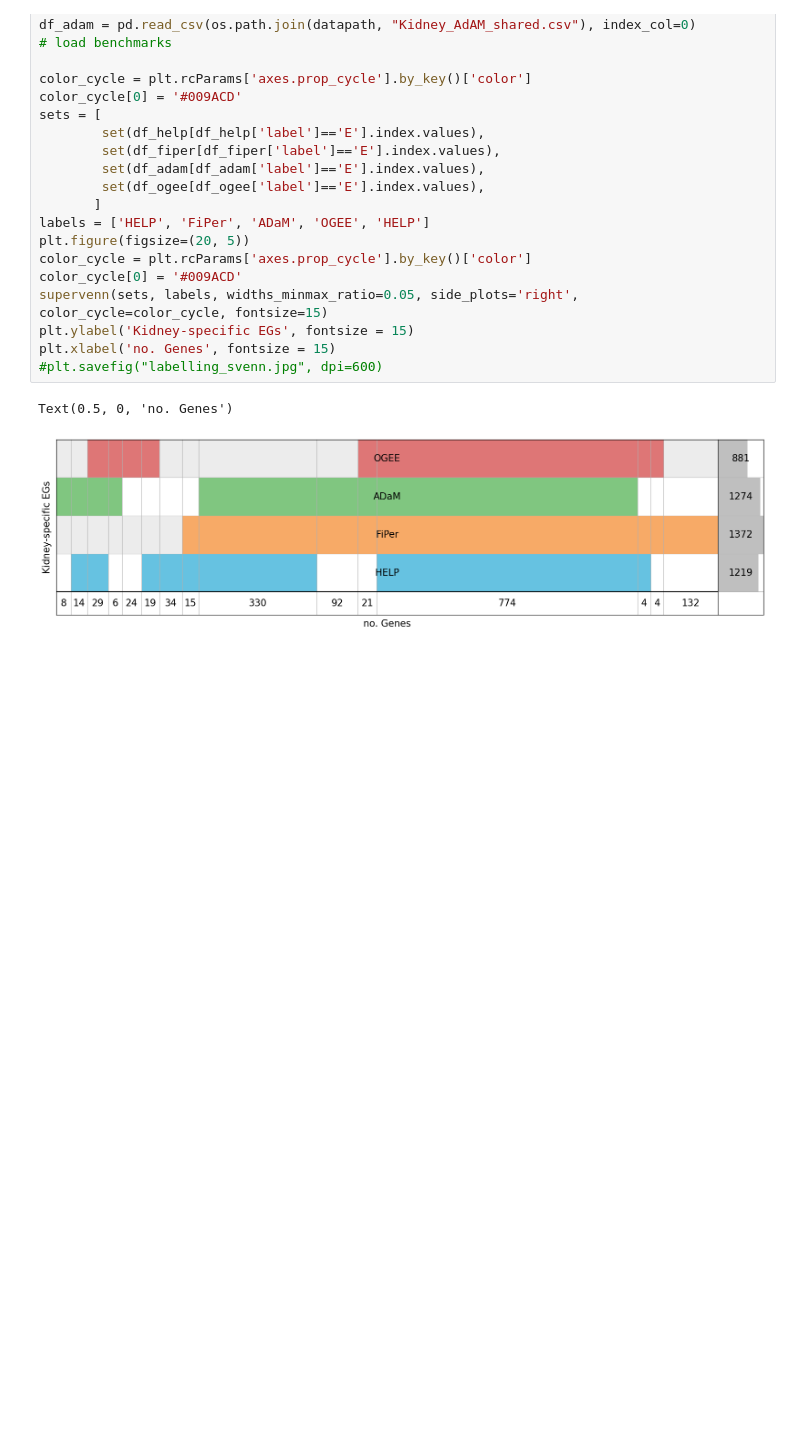
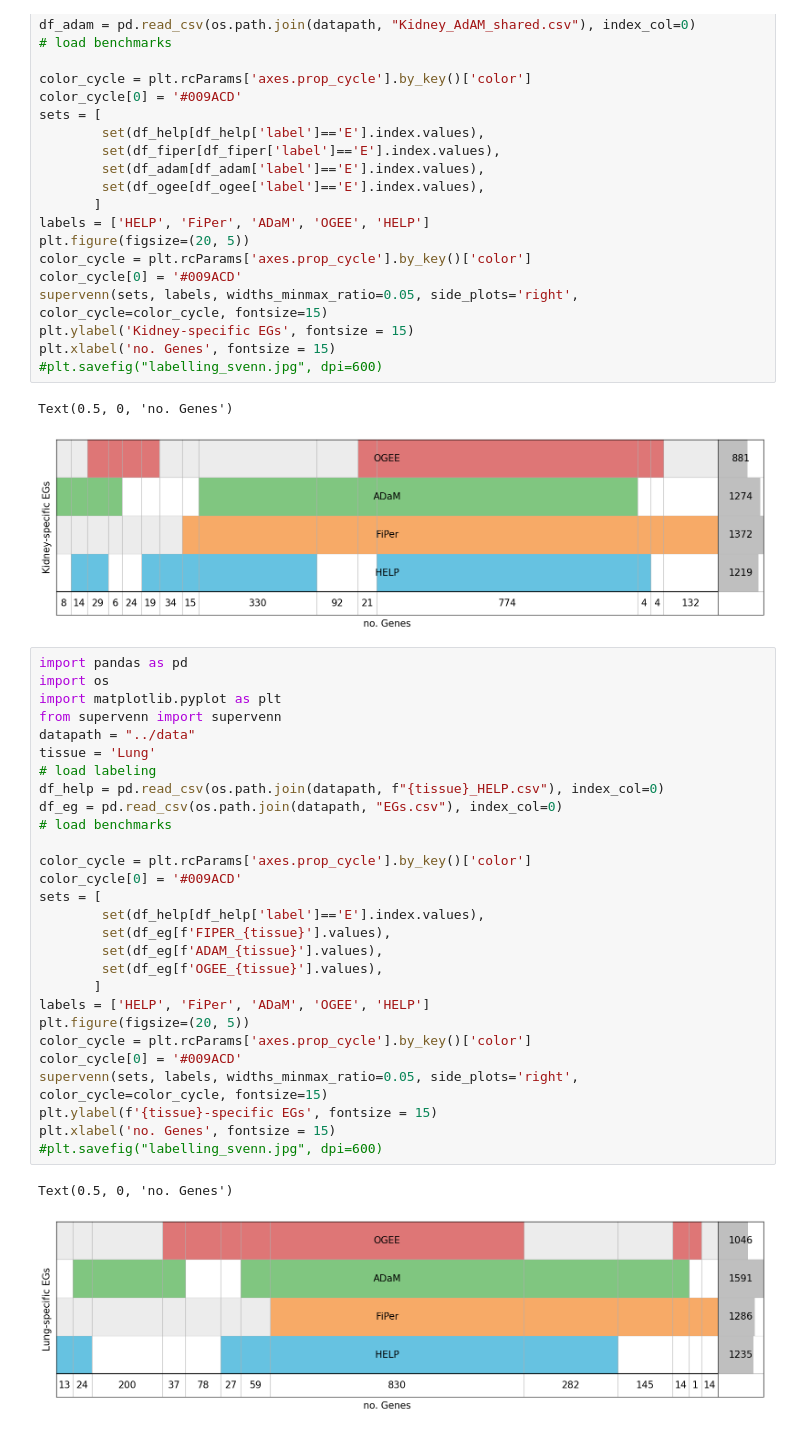
Before and after one commit to giordamaug/HELP, a Jupyter notebook: help/notebooks/plos_supervenn.ipynb, the cells around one changed output. Saved outputs shown, nothing was run; the diff lists cells and outputs as text; blank space fills up the shorter version.

```diff
--- a/help/notebooks/plos_supervenn.ipynb
+++ b/help/notebooks/plos_supervenn.ipynb
@@ -32,3 +32,34 @@ plt.xlabel('no. Genes', fontsize = 15)
 # %% [output]
 Text(0.5, 0, 'no. Genes')
 [figure]
+# %%
+import pandas as pd
+import os
+import matplotlib.pyplot as plt
+from supervenn import supervenn
+datapath = "../data"
+tissue = 'Lung'
+# load labeling
+df_help = pd.read_csv(os.path.join(datapath, f"{tissue}_HELP.csv"), index_col=0)
+df_eg = pd.read_csv(os.path.join(datapath, "EGs.csv"), index_col=0)
+# load benchmarks
+
+color_cycle = plt.rcParams['axes.prop_cycle'].by_key()['color']
+color_cycle[0] = '#009ACD'
+sets = [
+        set(df_help[df_help['label']=='E'].index.values),
+        set(df_eg[f'FIPER_{tissue}'].values),
+        set(df_eg[f'ADAM_{tissue}'].values),
+        set(df_eg[f'OGEE_{tissue}'].values),
+       ]
+labels = ['HELP', 'FiPer', 'ADaM', 'OGEE', 'HELP']
+plt.figure(figsize=(20, 5))
+color_cycle = plt.rcParams['axes.prop_cycle'].by_key()['color']
+color_cycle[0] = '#009ACD'
+supervenn(sets, labels, widths_minmax_ratio=0.05, side_plots='right', color_cycle=color_cycle, fontsize=15)
+plt.ylabel(f'{tissue}-specific EGs', fontsize = 15)
+plt.xlabel('no. Genes', fontsize = 15)
+#plt.savefig("labelling_svenn.jpg", dpi=600)
+# %% [output]
+Text(0.5, 0, 'no. Genes')
+[figure, added]
```
Also changed, not shown: parts of 1 cell of this notebook, 3 other files.
